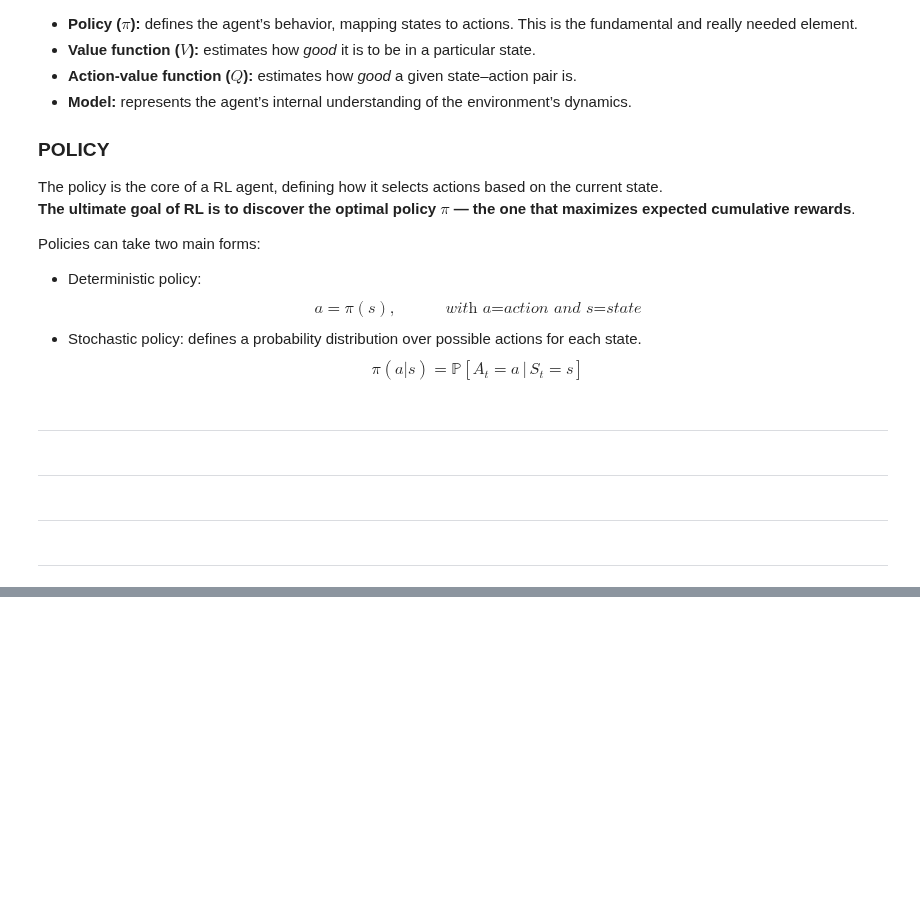
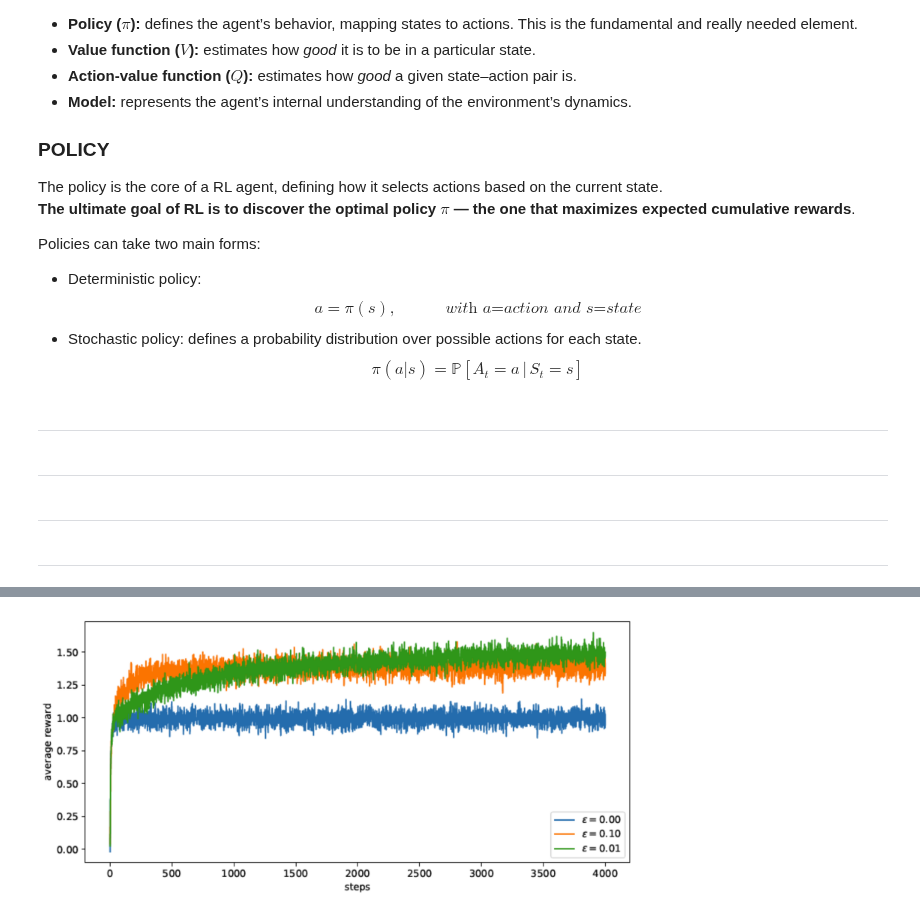
Before and after one commit to seccobenedetto/coding_tutorials, a Jupyter notebook: machine_learning_05_reinforcement_learning.ipynb, the cells around one changed output, grey strips where cells are left out. Cells and saved outputs as stored; diff of their text form; code cells hidden in the pictures; blank space fills up the shorter version.

```diff
--- a/machine_learning_05_reinforcement_learning.ipynb
+++ b/machine_learning_05_reinforcement_learning.ipynb
@@ -133,0 +220,4 @@ Policies can take two main forms:
+# %%
+display(Image("./images/RL_epsilon_greedy.png", width=600))
+# %% [output]
+[figure, added]
```
Also changed, not shown: parts of 17 cells of this notebook.
